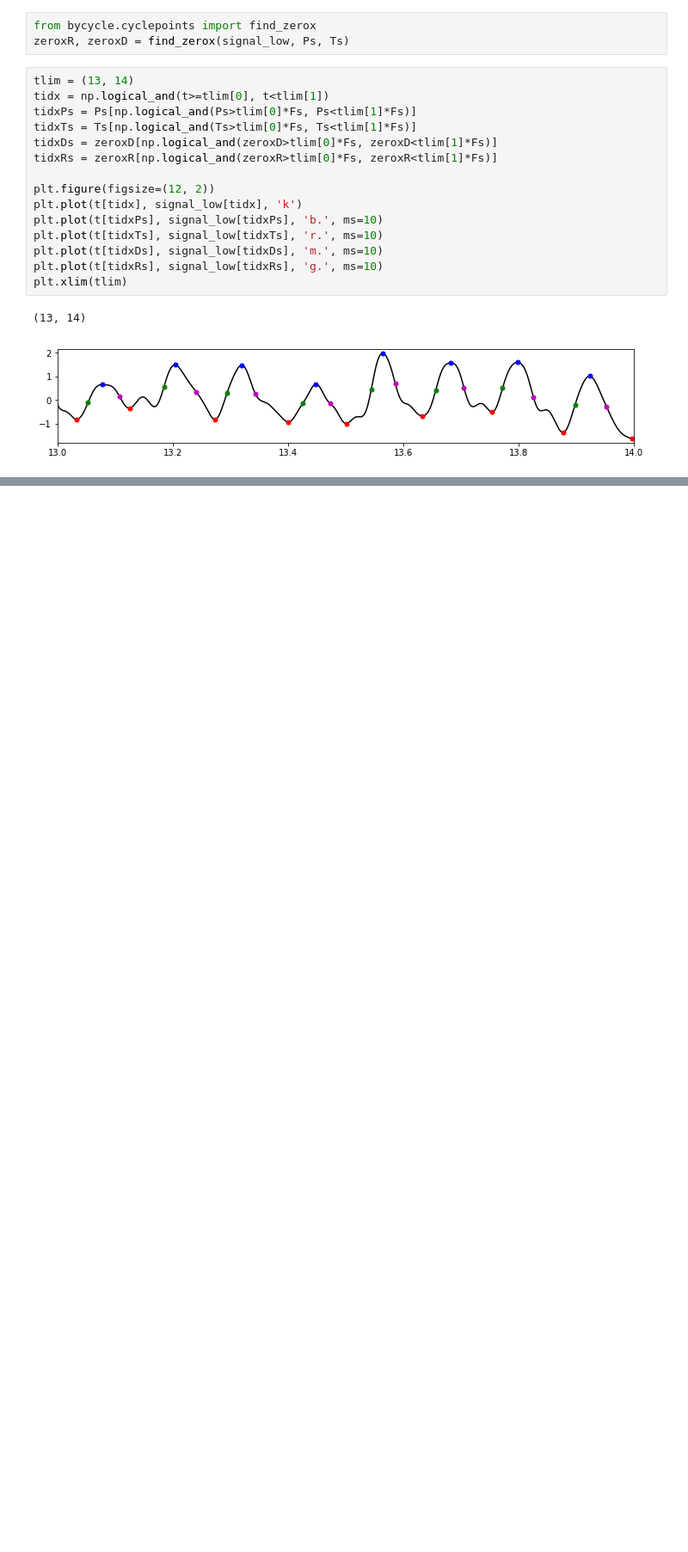
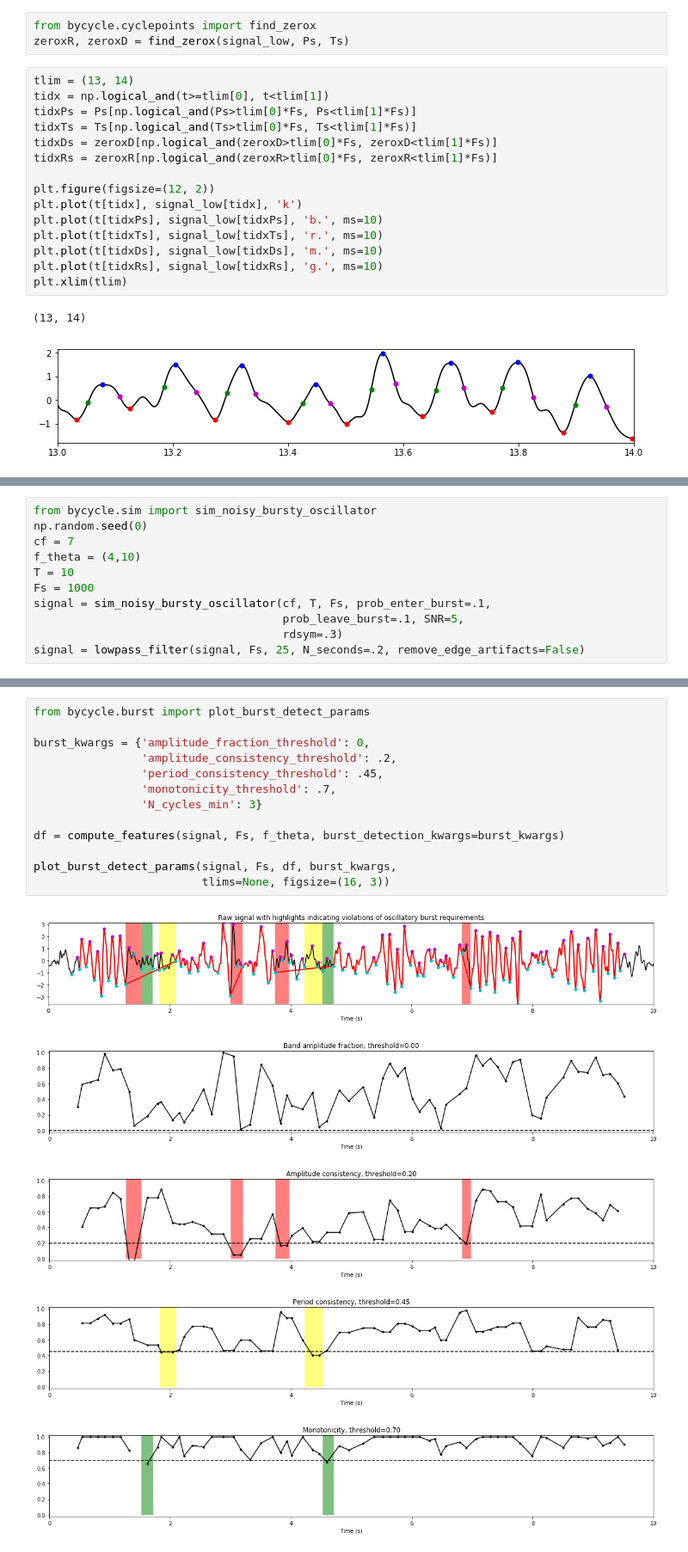
Before and after one commit to bycycle-tools/bycycle, a Jupyter notebook: tutorials/1_Cycle-by-cycle algorithm.ipynb, the cells around one changed output, grey strips where cells are left out. Shown: that part at 86% size. Drawn from its saved outputs; the diff is of its cells as text; blank space fills up the shorter version.

```diff
--- a/tutorials/1_Cycle-by-cycle algorithm.ipynb
+++ b/tutorials/1_Cycle-by-cycle algorithm.ipynb
@@ -142,0 +158,11 @@ df.head()
+# %%
+from bycycle.sim import sim_noisy_bursty_oscillator
+np.random.seed(0)
+cf = 7
+f_theta = (4,10)
+T = 10
+Fs = 1000
+signal = sim_noisy_bursty_oscillator(cf, T, Fs, prob_enter_burst=.1,
+                                     prob_leave_burst=.1, SNR=5,
+                                     rdsym=.3)
+signal = lowpass_filter(signal, Fs, 25, N_seconds=.2, remove_edge_artifacts=False)
@@ -142,0 +181,19 @@ df.head()
+# %%
+from bycycle.burst import plot_burst_detect_params
+
+burst_kwargs = {'amplitude_fraction_threshold': 0,
+                'amplitude_consistency_threshold': .2,
+                'period_consistency_threshold': .45,
+                'monotonicity_threshold': .7,
+                'N_cycles_min': 3}
+
+df = compute_features(signal, Fs, f_theta, burst_detection_kwargs=burst_kwargs)
+
+plot_burst_detect_params(signal, Fs, df, burst_kwargs,
+                         tlims=None, figsize=(16, 3))
+# %% [output]
+[figure, added]
+[figure, added]
+[figure, added]
+[figure, added]
+[figure, added]
```
Also changed, not shown: parts of 13 cells of this notebook, 1 other file.
